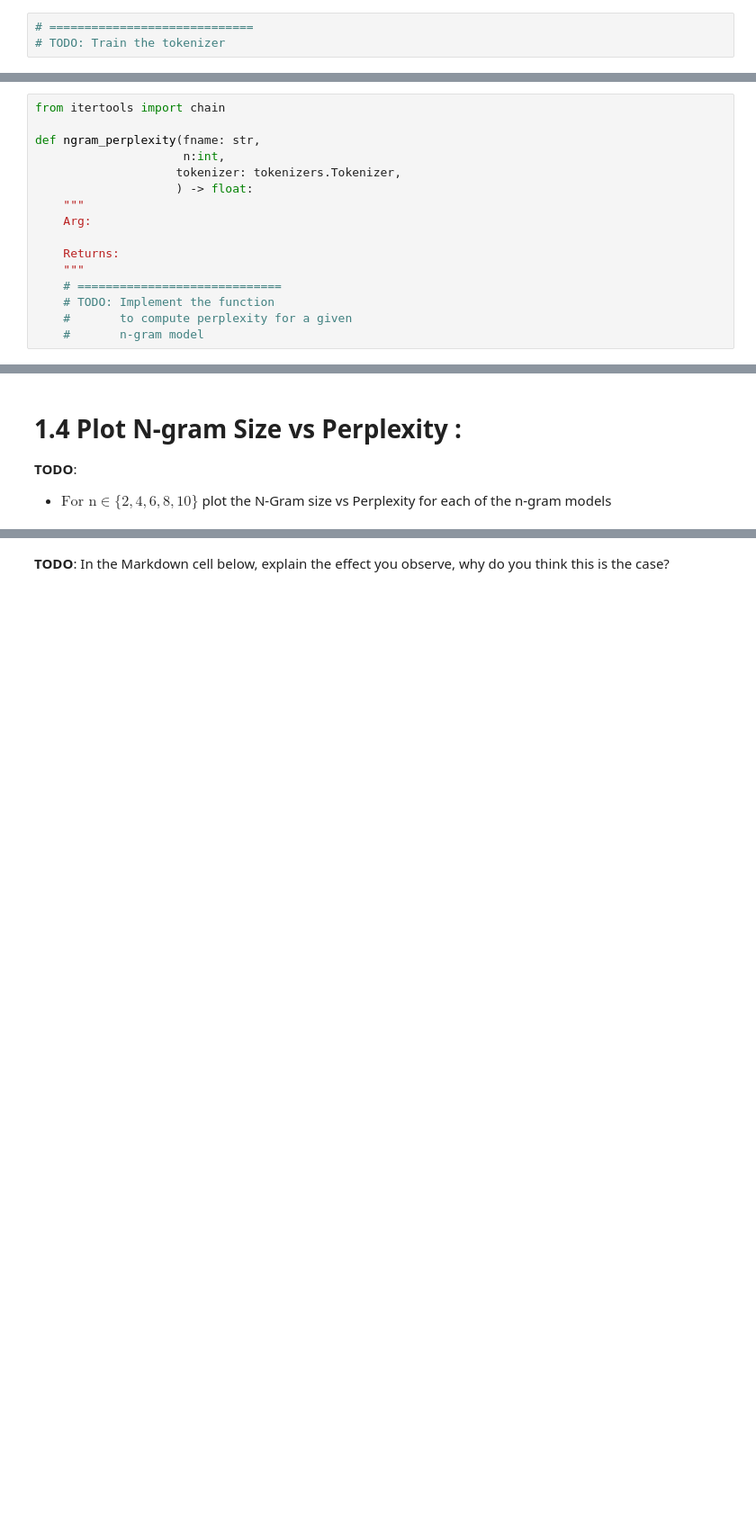
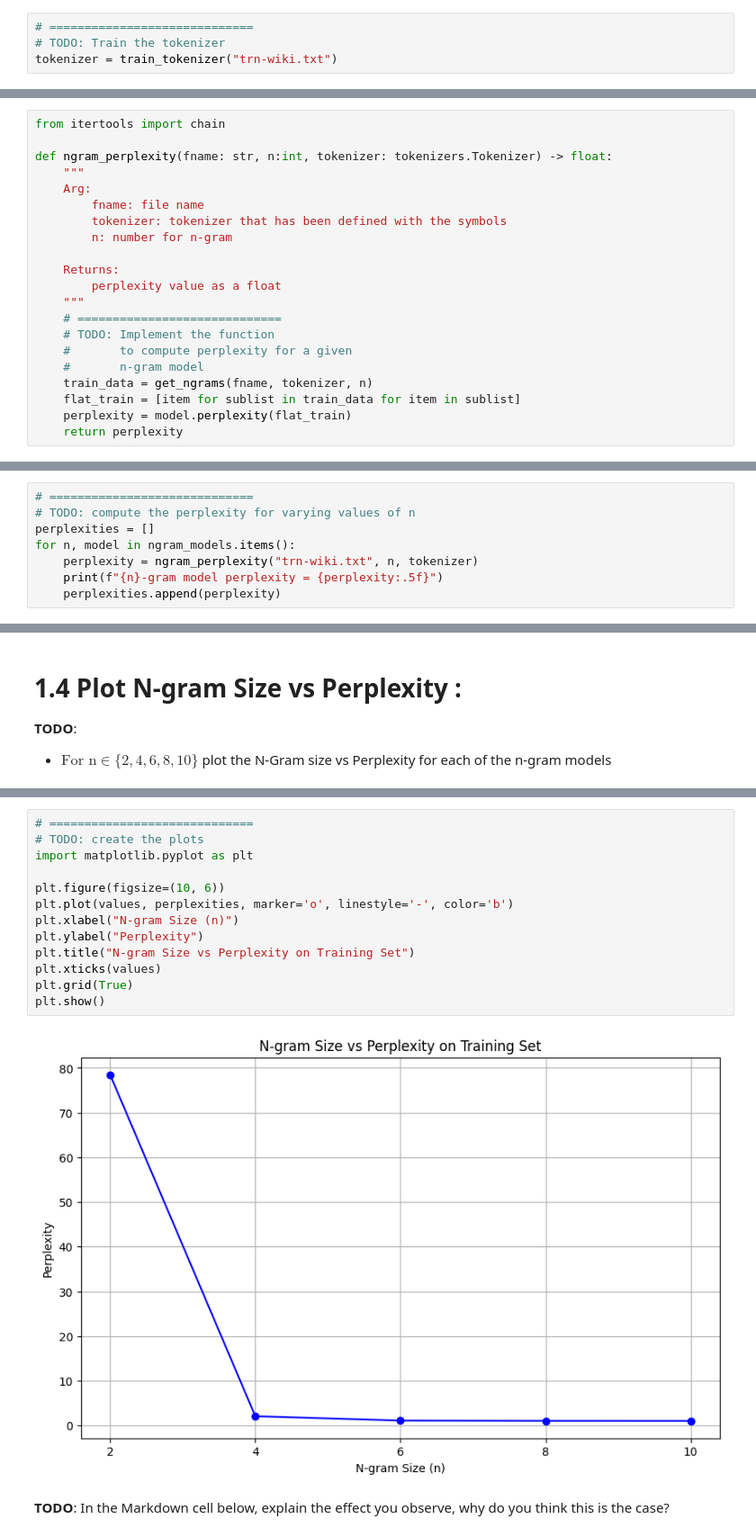
Before and after one commit to bmcano/homework-assignments, a Jupyter notebook: Large-Language-Models/ECE5995_LLM_PA_01_(LM_with_n_grams).ipynb, the cells around one changed output, grey strips where cells are left out. Shown: that part at 90% size. Cells and saved outputs as stored; diff of their text form; blank space fills up the shorter version.

```diff
--- a/Large-Language-Models/ECE5995_LLM_PA_01_(LM_with_n_grams).ipynb
+++ b/Large-Language-Models/ECE5995_LLM_PA_01_(LM_with_n_grams).ipynb
@@ -82,6 +101,7 @@ def train_tokenizer(fname: str) -> tokenizers.Tokenizer:
 # %%
 # =============================
 # TODO: Train the tokenizer
+tokenizer = train_tokenizer("trn-wiki.txt")
 # %%
 # =============================
 # TODO: Print the Vocab size
@@ -150,16 +195,21 @@ def get_ngrams(fname: str,
 # %%
 from itertools import chain
 
-def ngram_perplexity(fname: str,
-                     n:int,
-                    tokenizer: tokenizers.Tokenizer,
-                    ) -> float:
+def ngram_perplexity(fname: str, n:int, tokenizer: tokenizers.Tokenizer) -> float:
     """
     Arg:
+        fname: file name
+        tokenizer: tokenizer that has been defined with the symbols
+        n: number for n-gram
 
     Returns:
+        perplexity value as a float
     """
     # =============================
     # TODO: Implement the function
     #       to compute perplexity for a given
     #       n-gram model
+    train_data = get_ngrams(fname, tokenizer, n)
+    flat_train = [item for sublist in train_data for item in sublist]
+    perplexity = model.perplexity(flat_train)
+    return perplexity
@@ -168,0 +216,8 @@ def ngram_perplexity(fname: str,
+# %%
+# =============================
+# TODO: compute the perplexity for varying values of n
+perplexities = []
+for n, model in ngram_models.items():
+    perplexity = ngram_perplexity("trn-wiki.txt", n, tokenizer)
+    print(f"{n}-gram model perplexity = {perplexity:.5f}")
+    perplexities.append(perplexity)
@@ -177,2 +235,17 @@ def ngram_perplexity(fname: str,
+# %%
+# =============================
+# TODO: create the plots
+import matplotlib.pyplot as plt
+
+plt.figure(figsize=(10, 6))
+plt.plot(values, perplexities, marker='o', linestyle='-', color='b')
+plt.xlabel("N-gram Size (n)")
+plt.ylabel("Perplexity")
+plt.title("N-gram Size vs Perplexity on Training Set")
+plt.xticks(values)
+plt.grid(True)
+plt.show()
+# %% [output]
+[figure, added]
 # %% [markdown]
 **TODO**: In the Markdown cell below, explain the effect you observe, why do you think this is the case?
```
Also changed, not shown: parts of 11 cells of this notebook.
